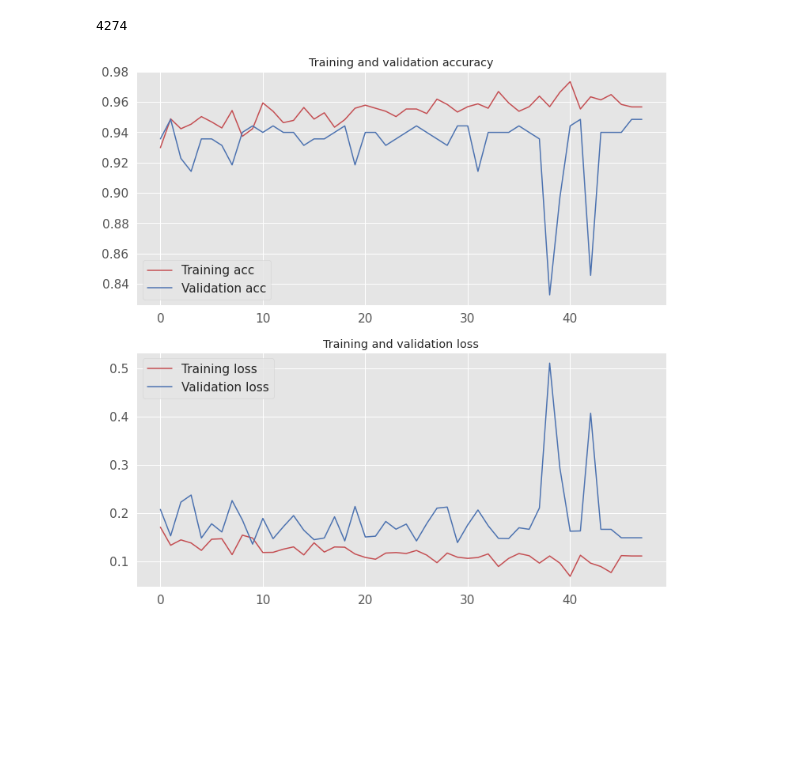
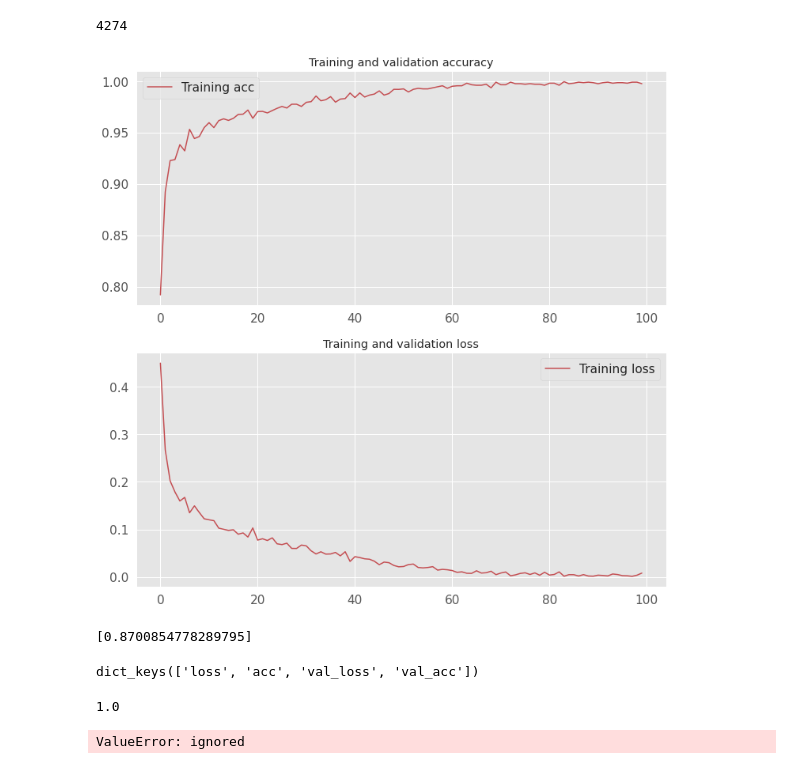
Before and after one commit to sciencelee/mod4-xray-pneumonia-ML, a Jupyter notebook: mod4_xrays.ipynb, the cells around one changed output. Cells and saved outputs as stored; diff of their text form; code cells hidden in the pictures; blank space fills up the shorter version.

```diff
--- a/mod4_xrays.ipynb
+++ b/mod4_xrays.ipynb
@@ -478,17 +511,20 @@ Found 233 images belonging to 2 classes.
 # %%
-from keras import layers
-from keras import models
+
 
 model2 = models.Sequential()
-model2.add(layers.Conv2D(32, (3, 3), activation='relu',
-                        input_shape=(150, 150, 3)))
+model2.add(layers.Conv2D(32, (3, 3), activation='relu', input_shape=(150,150,3)))
 model2.add(layers.MaxPooling2D((2, 2)))
+
 model2.add(layers.Conv2D(64, (3, 3), activation='relu'))
 model2.add(layers.MaxPooling2D((2, 2)))
+
 model2.add(layers.Conv2D(128, (3, 3), activation='relu'))
 model2.add(layers.MaxPooling2D((2, 2)))
+
 model2.add(layers.Conv2D(128, (3, 3), activation='relu'))
 model2.add(layers.MaxPooling2D((2, 2)))
+
 model2.add(layers.Flatten())
 model2.add(layers.Dense(512, activation='relu'))
+
 model2.add(layers.Dense(1, activation='sigmoid'))
@@ -502,9 +539,9 @@ model2.compile(loss='binary_crossentropy',
 #Training and evaluation
 # %%
 # ⏰ This cell may take several minutes to run
-history2 = model2.fit_generator(train_generator,
-                              steps_per_epoch=50,
-                              epochs=20,
+history2 = model2.fit(train_generator,
+                              steps_per_epoch=100,
+                              epochs=100,
                               validation_data=validation_generator,
-                              validation_steps=20)
+                              validation_steps=50)
 # %% [output]
@@ -817,30 +862,45 @@ len(os.listdir(all_pneumonia_folder))
 4274
 # %%
 
-
-import matplotlib.pyplot as plt
-%matplotlib inline
 #print(hist.history.keys())
 
 plt.style.use('ggplot')
 
 plt.figure(figsize=[12,12])
 plt.subplot(211)
-acc = hist.history['accuracy']
-val_acc = hist.history['val_accuracy']
-loss = hist.history['loss']
-val_loss = hist.history['val_loss']
+acc = history2.history['acc']
+val_acc = history2.history['val_acc']
+loss = history2.history['loss']
+val_loss = history2.history['val_loss']
 epochs = range(len(acc))
 plt.plot(epochs, acc, 'r', label='Training acc')
-plt.plot(epochs, val_acc, 'b', label='Validation acc')
+#plt.plot(epochs, val_acc, 'b', label='Validation acc')
 plt.title('Training and validation accuracy')
 plt.legend()
 
 plt.subplot(212)
 plt.plot(epochs, loss, 'r', label='Training loss')
-plt.plot(epochs, val_loss, 'b', label='Validation loss')
+#plt.plot(epochs, val_loss, 'b', label='Validation loss')
 plt.title('Training and validation loss')
 plt.legend()
 plt.show()
 # %% [output]
-[figure, old version]
+[figure, new version]
+# %%
+history2.history['val_acc']
+# %% [output]
+[0.8700854778289795]
+# %%
+history2.history.keys()
+# %% [output]
+dict_keys(['loss', 'acc', 'val_loss', 'val_acc'])
+# %%
+# PREDICTION MACHINE
+
+model2.predict(np.array([test_images[13]]))[0][0].round()
+# %% [output]
+1.0
+# %%
+model2.predict(test_images[0])
+# %% [output]
+ValueError: ignored
```
Also changed, not shown: parts of 52 cells of this notebook.
